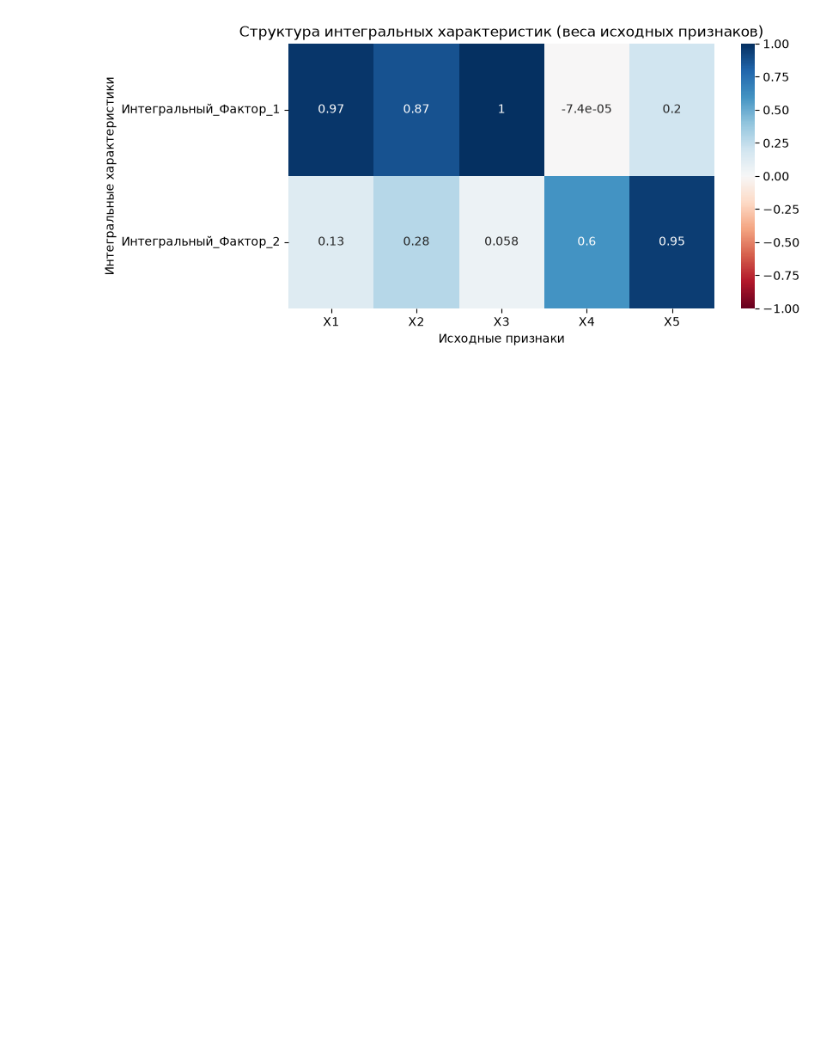
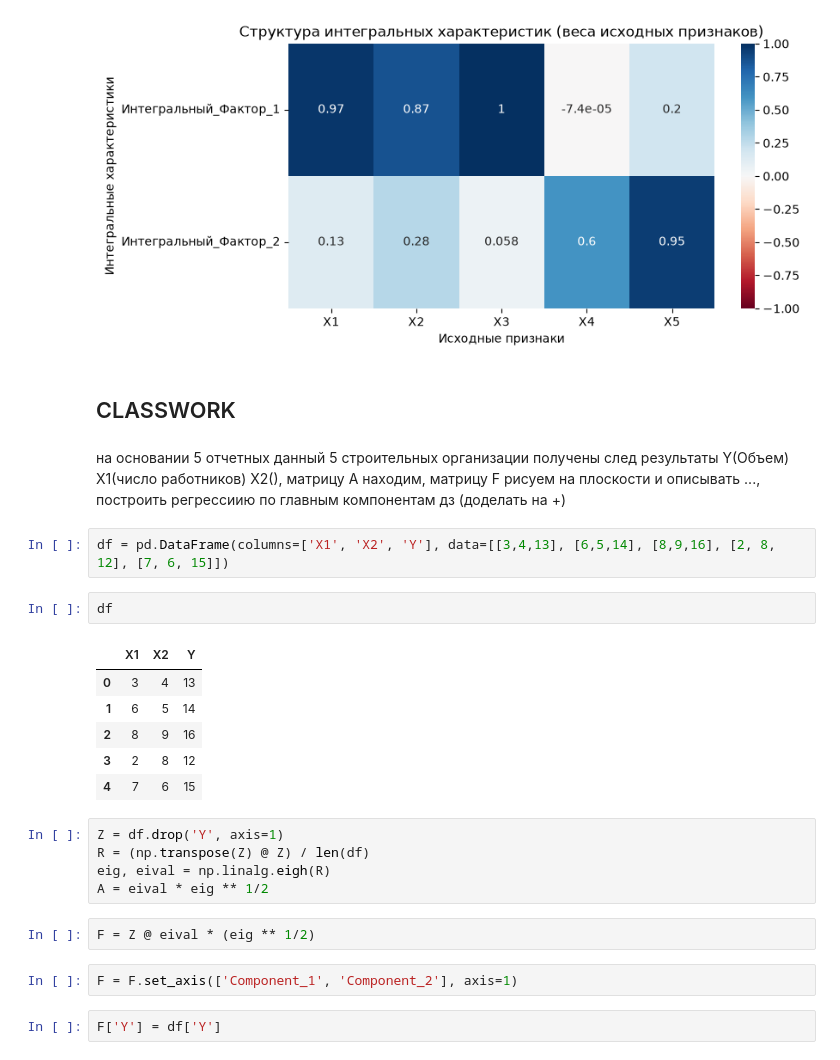
Before and after one commit to VValer0n/econometrics-msa-projects, a Jupyter notebook: MSA/MSA_pratice_1-2.ipynb, the cells around one changed output. Cells and saved outputs as stored; diff of their text form; blank space fills up the shorter version.

```diff
--- a/MSA/MSA_pratice_1-2.ipynb
+++ b/MSA/MSA_pratice_1-2.ipynb
@@ -410,3 +410,30 @@ plt.show()
 Интегральный_Фактор_1  0.97  0.87  1.00 -0.0  0.20
 Интегральный_Фактор_2  0.13  0.28  0.06  0.6  0.95
 [figure]
+# %% [markdown]
+## CLASSWORK
+# %% [markdown]
+на основании 5 отчетных данный 5 строительных организации получены след результаты Y(Объем) X1(число работников) X2(), матрицу А находим, матрицу F рисуем на плоскости и описывать ..., построить регрессиию по главным компонентам
+дз (доделать на +)
+# %%
+df = pd.DataFrame(columns=['X1', 'X2', 'Y'], data=[[3,4,13], [6,5,14], [8,9,16], [2, 8, 12], [7, 6, 15]])
+# %%
+df
+# %% [output]
+|  | X1 | X2 | Y |
+| 0 | 3 | 4 | 13 |
+| 1 | 6 | 5 | 14 |
+| 2 | 8 | 9 | 16 |
+| 3 | 2 | 8 | 12 |
+| 4 | 7 | 6 | 15 |
+# %%
+Z = df.drop('Y', axis=1)
+R = (np.transpose(Z) @ Z) / len(df)
+eig, eival = np.linalg.eigh(R)
+A = eival * eig ** 1/2
+# %%
+F = Z @ eival * (eig ** 1/2)
+# %%
+F = F.set_axis(['Component_1', 'Component_2'], axis=1)
+# %%
+F['Y'] = df['Y']
```
Also changed, not shown: parts of 3 cells of this notebook.
